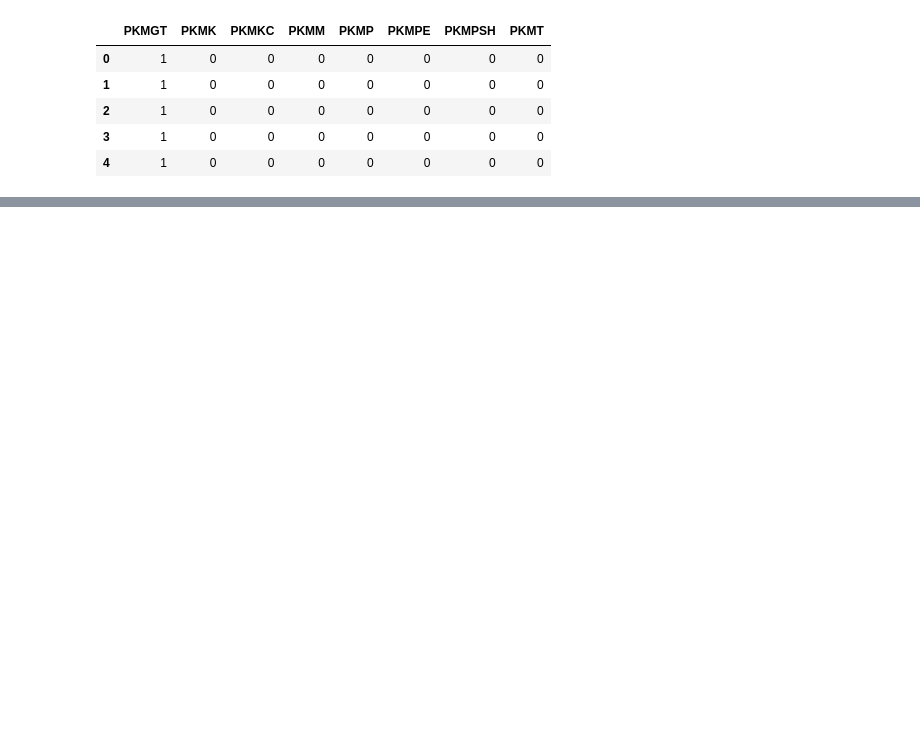
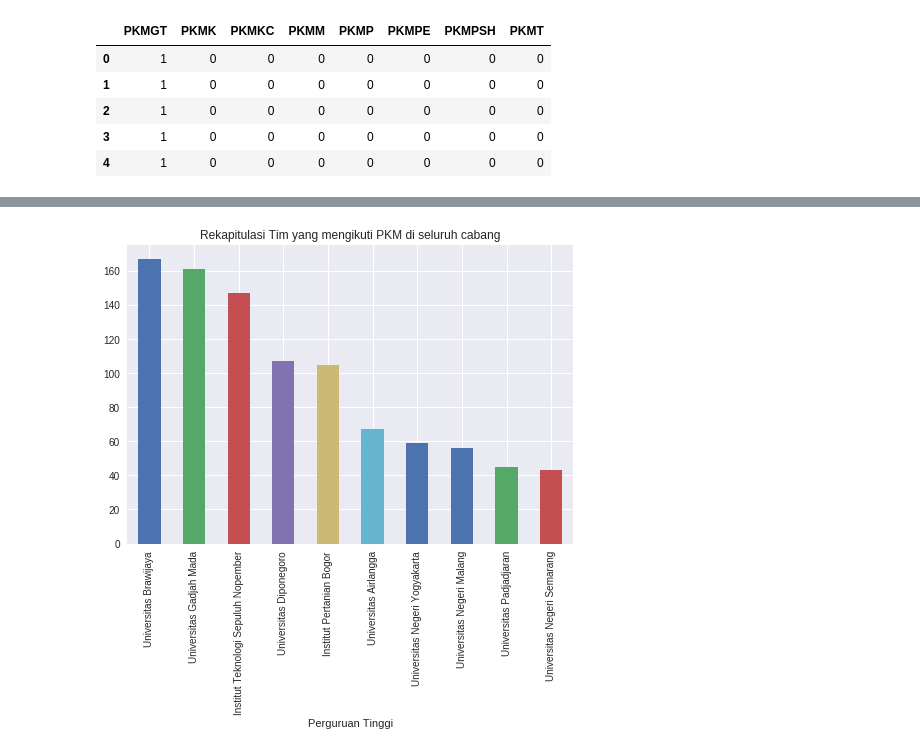
Before and after one commit to khalidmeister/IPBDataJam2019, a Jupyter notebook: Text_Mining_dan_Eksplorasi_data_teks_PKM_2014_2018.ipynb, the cells around one changed output, grey strips where cells are left out. Cells and saved outputs as stored; diff of their text form; code cells hidden in the pictures; blank space fills up the shorter version.

```diff
--- a/Text_Mining_dan_Eksplorasi_data_teks_PKM_2014_2018.ipynb
+++ b/Text_Mining_dan_Eksplorasi_data_teks_PKM_2014_2018.ipynb
@@ -128 +160,7 @@ plt.show()
+# %%
+df_ptn.iloc[0:10, -1].plot(kind = 'bar')
+plt.title('Rekapitulasi Tim yang mengikuti PKM di seluruh cabang')
+plt.show()
+# %% [output]
+[figure, added]
 # %%
```
Also changed, not shown: parts of 20 cells of this notebook.
